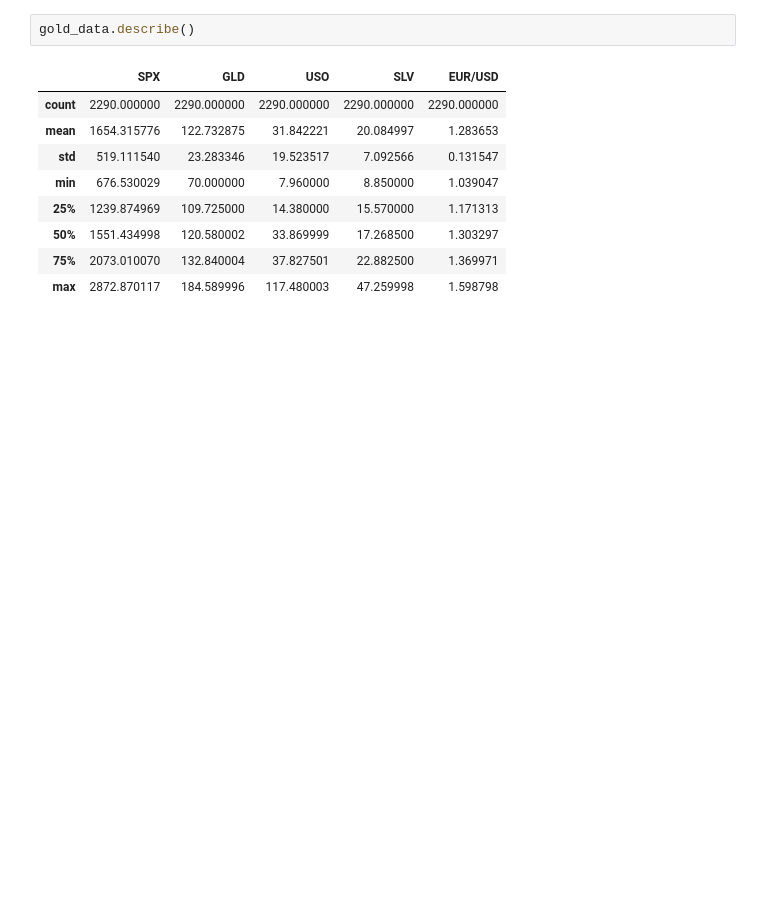
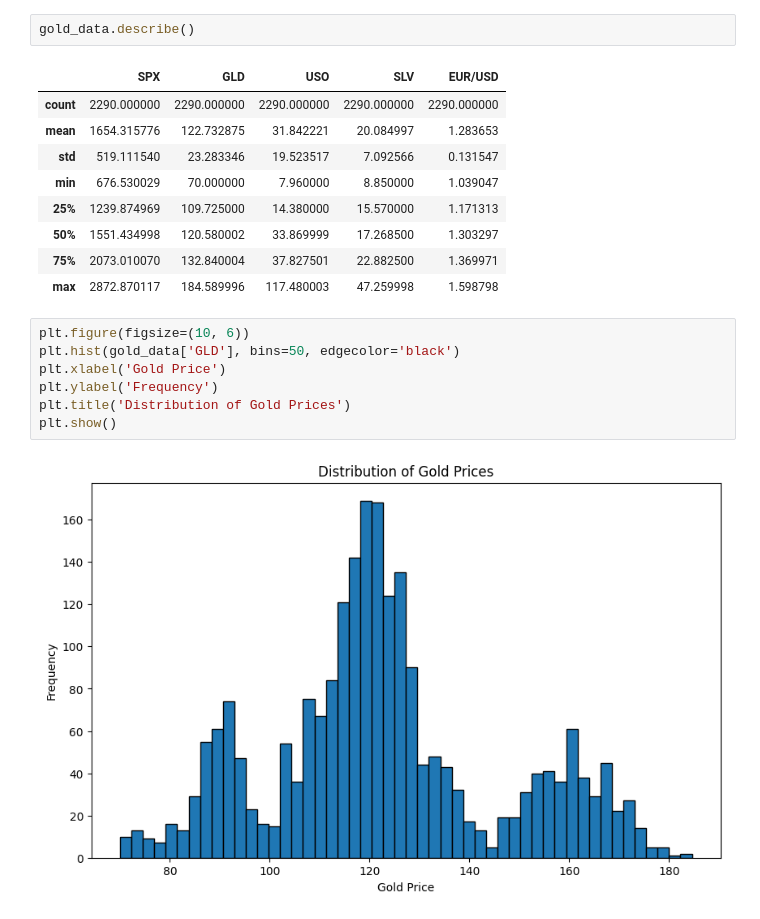
Before and after one commit to A1doranM/DataScienceLearningProjects, a Jupyter notebook: 4. Gold Price Prediction/0. Gold Price Prediction.ipynb, the cells around one changed output. Drawn from its saved outputs; the diff is of its cells as text; blank space fills up the shorter version.

Commit message:
Gold Price Prediction using Machine Learning

```diff
--- a/4. Gold Price Prediction/0. Gold Price Prediction.ipynb
+++ b/4. Gold Price Prediction/0. Gold Price Prediction.ipynb
@@ -68,3 +68,12 @@ gold_data.describe()
 | 50% | 1551.434998 | 120.580002 | 33.869999 | 17.268500 | 1.303297 |
 | 75% | 2073.010070 | 132.840004 | 37.827501 | 22.882500 | 1.369971 |
 | max | 2872.870117 | 184.589996 | 117.480003 | 47.259998 | 1.598798 |
+# %%
+plt.figure(figsize=(10, 6))
+plt.hist(gold_data['GLD'], bins=50, edgecolor='black')
+plt.xlabel('Gold Price')
+plt.ylabel('Frequency')
+plt.title('Distribution of Gold Prices')
+plt.show()
+# %% [output]
+[figure, added]
```
Also changed, not shown: parts of 4 cells of this notebook, 1 other file.
